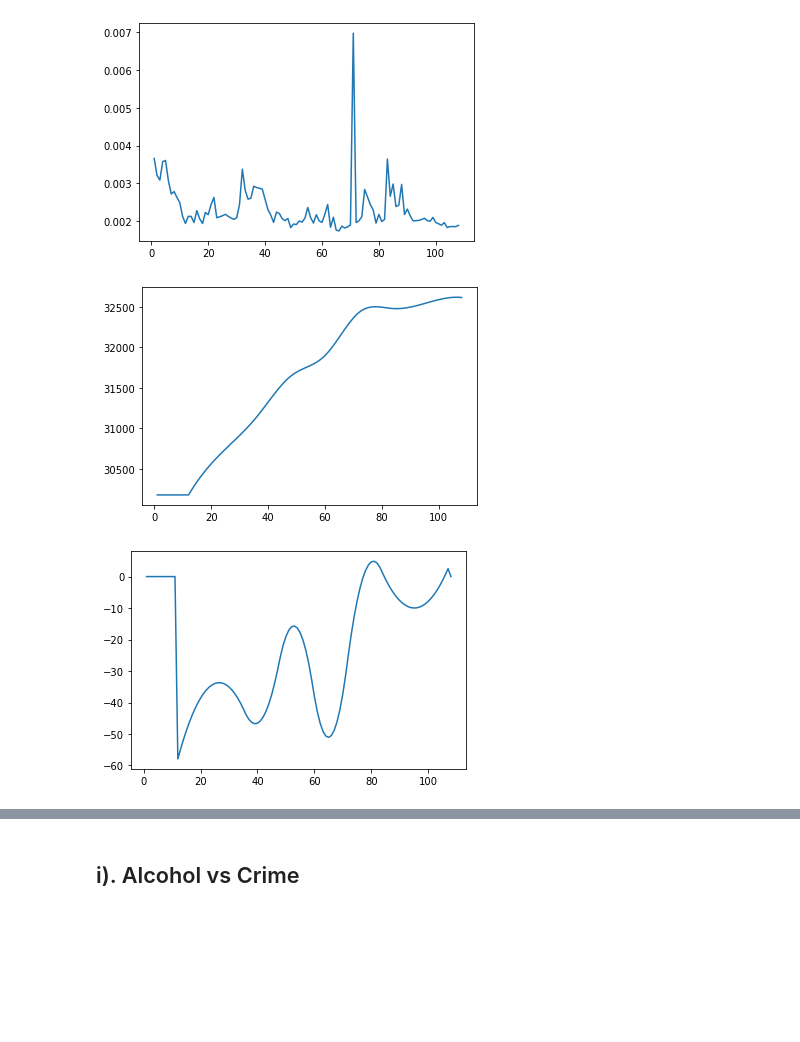
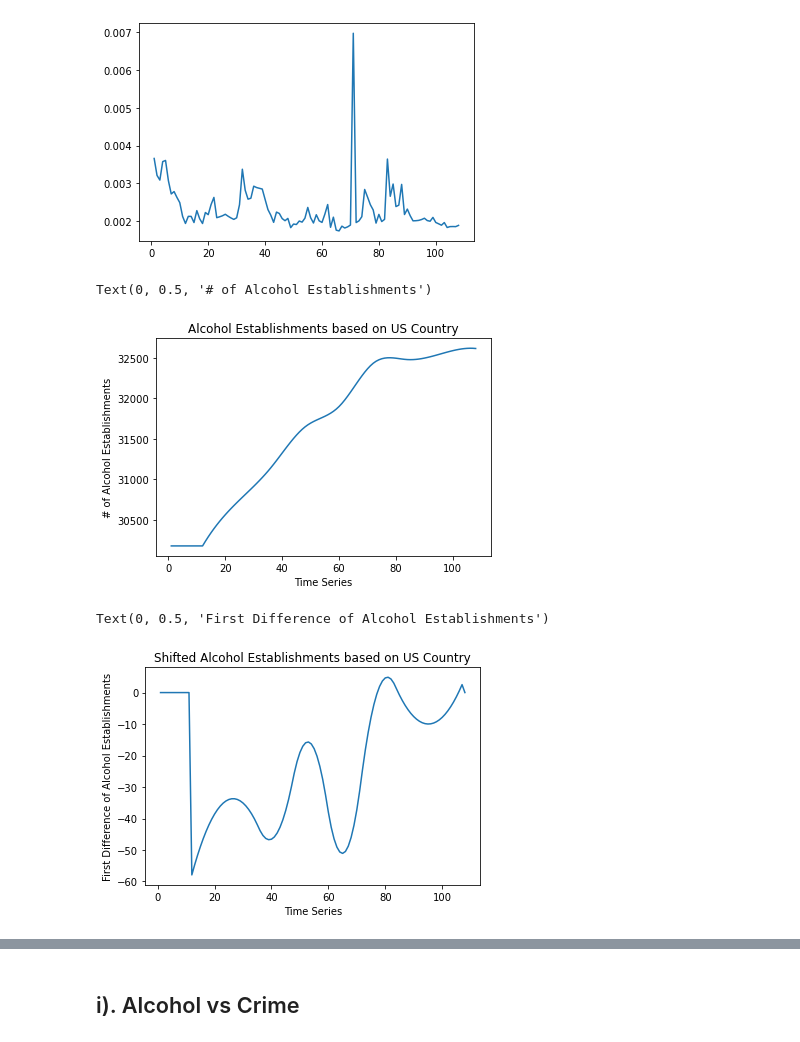
Before and after one commit to cenxi-si/DS-industry-project-group35, a Jupyter notebook: CCM_Alcohol.ipynb, the cells around one changed output, grey strips where cells are left out. Cells and saved outputs as stored; diff of their text form; code cells hidden in the pictures; blank space fills up the shorter version.

Commit message:
update alcohol

```diff
--- a/CCM_Alcohol.ipynb
+++ b/CCM_Alcohol.ipynb
@@ -409,14 +413,20 @@ plt.plot(np.arange(1,109),x3_tweet)
 [figure]
 # %%
 plt.plot(np.arange(1,109),x1_alcohol)
-plt.savefig('./figures/alcohol.png')
+plt.title("Alcohol Establishments based on US Country")
+plt.xlabel("Time Series")
+plt.ylabel("# of Alcohol Establishments")
 # %% [output]
+Text(0, 0.5, '# of Alcohol Establishments')
-[figure, old version]
+[figure, new version]
 # %%
 plt.plot(np.arange(1,109),x5_shifted_alcohol)
-plt.savefig('./figures/shifted_alcohol.png')
+plt.title("Shifted Alcohol Establishments based on US Country")
+plt.xlabel("Time Series")
+plt.ylabel("First Difference of Alcohol Establishments")
 # %% [output]
+Text(0, 0.5, 'First Difference of Alcohol Establishments')
-[figure, old version]
+[figure, new version]
 # %%
 corr = merged_data10.corr() #reference correlation
 corr
```
Also changed, not shown: parts of 6 cells of this notebook.
